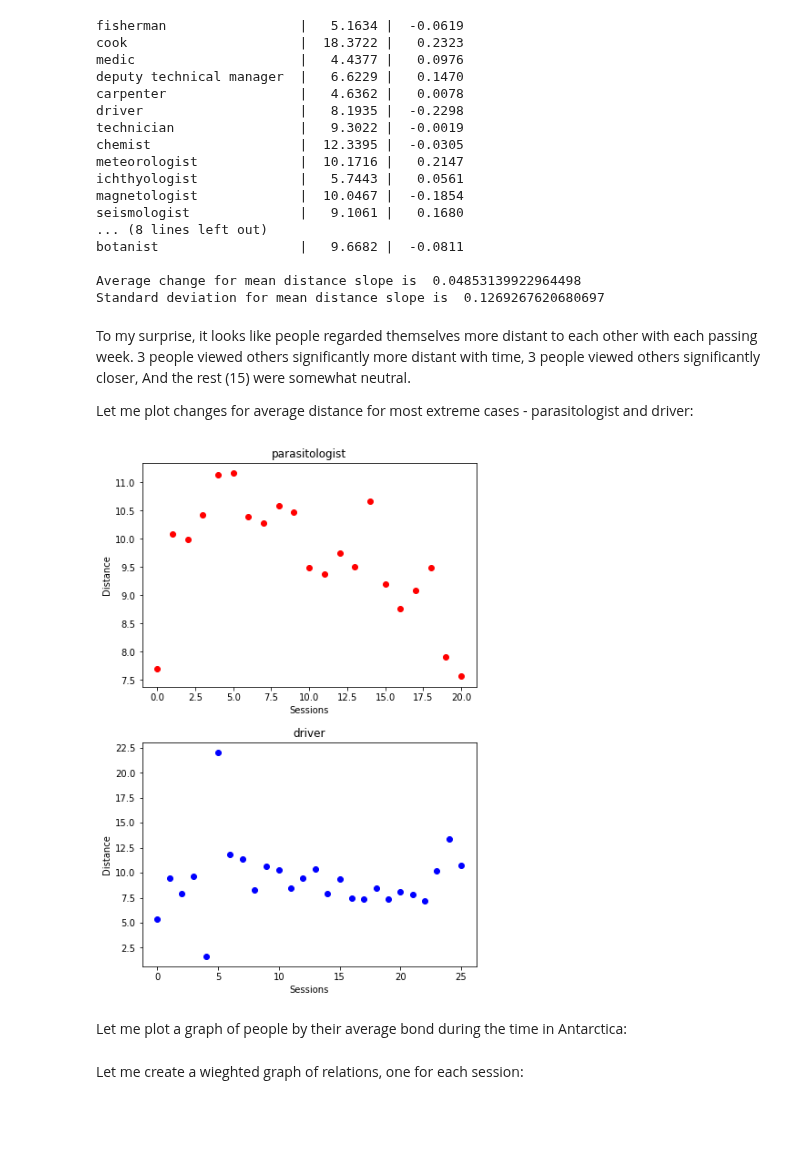
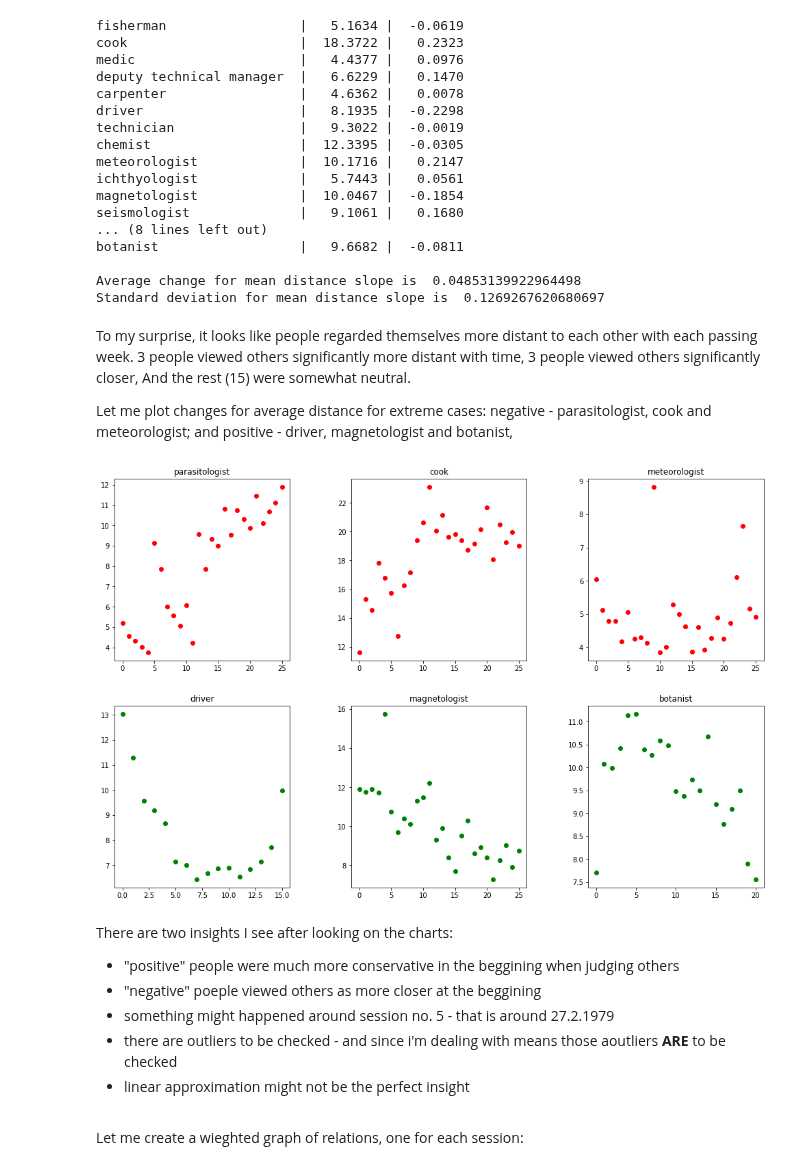
Before and after one commit to marcindahlen/Antarctica_research_2020, a Jupyter notebook: notebook.ipynb, the cells around one changed output. Cells and saved outputs as stored; diff of their text form; code cells hidden in the pictures; blank space fills up the shorter version.

Commit message:
better plots and descriptions

```diff
--- a/notebook.ipynb
+++ b/notebook.ipynb
@@ -238,33 +255,33 @@ To my surprise, it looks like people regarded themselves more distant to each ot
 3 people viewed others significantly closer,
 And the rest (15) were somewhat neutral.
 
-Let me plot changes for average distance for most extreme cases - parasitologist and driver:
+Let me plot changes for average distance for extreme cases: negative - parasitologist, cook and meteorologist;
+and positive - driver, magnetologist and botanist,
-# %%
-parasitologist_distance_means_by_session = mean_distances_for_man[20]
-driver_distance_means_by_session = mean_distances_for_man[6]
-
-matplotlib.pyplot.figure()
-
-matplotlib.pyplot.subplot(211)
-matplotlib.pyplot.xlabel('Sessions')
-matplotlib.pyplot.ylabel('Distance')
-matplotlib.pyplot.title(ppl_professions[20])
-matplotlib.pyplot.plot(parasitologist_distance_means_by_session, 'ro')
-
-matplotlib.pyplot.subplot(212)
-matplotlib.pyplot.xlabel('Sessions')
-matplotlib.pyplot.ylabel('Distance')
-matplotlib.pyplot.title(ppl_professions[6])
-matplotlib.pyplot.plot(driver_distance_means_by_session, 'bo')
-
-matplotlib.pyplot.subplots_adjust(top=2.0, bottom=0.08, left=0.10, right=0.95, hspace=0.25,
-                    wspace=0.35)
-
-matplotlib.pyplot.show()
-# %% [output]
-[figure, removed]
-# %% [markdown]
-Let me plot a graph of people by their average bond during the time in Antarctica:
+# %%
+plot_coords = [231, 232, 233, 234, 235, 236]
+plot_ppl = [20, 2, 18, 6, 11, 21]
+plot_color = ['ro', 'ro', 'ro', 'go', 'go', 'go']
+matplotlib.pyplot.figure(figsize=(17, 11))
+
+for i in range(6):
+    matplotlib.pyplot.subplot(plot_coords[i])
+    matplotlib.pyplot.title(ppl_professions[plot_ppl[i]])
+    matplotlib.pyplot.plot(mean_distances_for_man[plot_ppl[i] - 1], plot_color[i]) # -1 since I index plot_ppl from 0
+
+matplotlib.pyplot.subplots_adjust(hspace=0.25, wspace=0.35)
+
+matplotlib.pyplot.show()
+# %% [output]
+[figure, added]
+# %% [markdown]
+There are two insights I see after looking on the charts: <br>
+    <ul>
+    <li>"positive" people were much more conservative in the beggining when judging others</li>
+    <li>"negative" poeple viewed others as more closer at the beggining</li>
+    <li>something might happened around session no. 5 - that is around 27.2.1979</li>
+    <li>there are outliers to be checked - and since i'm dealing with means those aoutliers <b>ARE</b> to be checked</li>
+    <li>linear approximation might not be the perfect insight</li>
+    </ul>
 # %% [markdown]
 Let me create a wieghted graph of relations, one for each session:
 # %%
```
Also changed, not shown: parts of 5 cells of this notebook, 1 other file.
